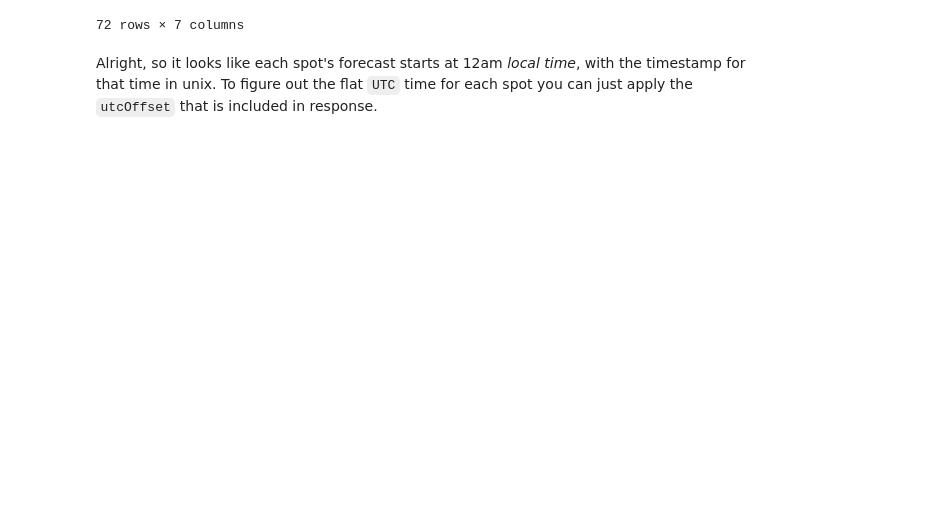
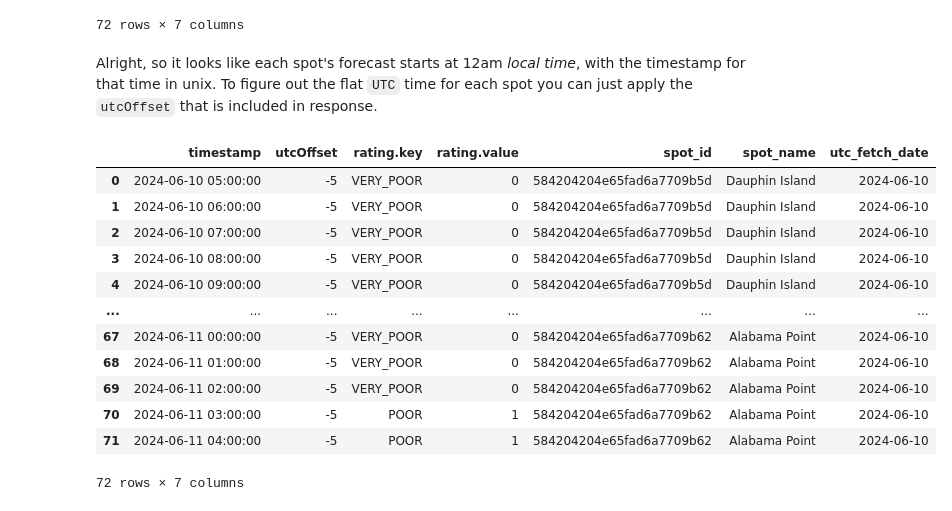
Before and after one commit to peterbull/bodhi-cast, a Jupyter notebook: nbs/python/240329_sl_api.ipynb, the cells around one changed output. Drawn from its saved outputs; the diff is of its cells as text; code cells hidden in the pictures; blank space fills up the shorter version.

```diff
--- a/nbs/python/240329_sl_api.ipynb
+++ b/nbs/python/240329_sl_api.ipynb
@@ -229,4 +234,20 @@ ratings_df['timestamp'] = ratings_df['timestamp'].apply(lambda x: pendulum.from_
 Alright, so it looks like each spot's forecast starts at 12am *local time*, with the timestamp for that time in unix. To figure out the flat `UTC` time for each spot you can just apply the `utcOffset` that is included in response.
 # %%
 ratings_df['timestamp'] = pd.to_datetime(ratings_df['timestamp'])
+# %%
+ratings_df
+# %% [output]
+|  | timestamp | utcOffset | rating.key | rating.value | spot_id | spot_name | utc_fetch_date |
+| 0 | 2024-06-10 05:00:00 | -5 | VERY_POOR | 0 | 584204204e65fad6a7709b5d | Dauphin Island | 2024-06-10 |
+| 1 | 2024-06-10 06:00:00 | -5 | VERY_POOR | 0 | 584204204e65fad6a7709b5d | Dauphin Island | 2024-06-10 |
+| 2 | 2024-06-10 07:00:00 | -5 | VERY_POOR | 0 | 584204204e65fad6a7709b5d | Dauphin Island | 2024-06-10 |
+| 3 | 2024-06-10 08:00:00 | -5 | VERY_POOR | 0 | 584204204e65fad6a7709b5d | Dauphin Island | 2024-06-10 |
+| 4 | 2024-06-10 09:00:00 | -5 | VERY_POOR | 0 | 584204204e65fad6a7709b5d | Dauphin Island | 2024-06-10 |
+| ... | ... | ... | ... | ... | ... | ... | ... |
+| 67 | 2024-06-11 00:00:00 | -5 | VERY_POOR | 0 | 584204204e65fad6a7709b62 | Alabama Point | 2024-06-10 |
+| 68 | 2024-06-11 01:00:00 | -5 | VERY_POOR | 0 | 584204204e65fad6a7709b62 | Alabama Point | 2024-06-10 |
+| 69 | 2024-06-11 02:00:00 | -5 | VERY_POOR | 0 | 584204204e65fad6a7709b62 | Alabama Point | 2024-06-10 |
+| 70 | 2024-06-11 03:00:00 | -5 | POOR | 1 | 584204204e65fad6a7709b62 | Alabama Point | 2024-06-10 |
+| 71 | 2024-06-11 04:00:00 | -5 | POOR | 1 | 584204204e65fad6a7709b62 | Alabama Point | 2024-06-10 |
+72 rows × 7 columns
 # %%
```
Also changed, not shown: parts of 39 cells of this notebook.
